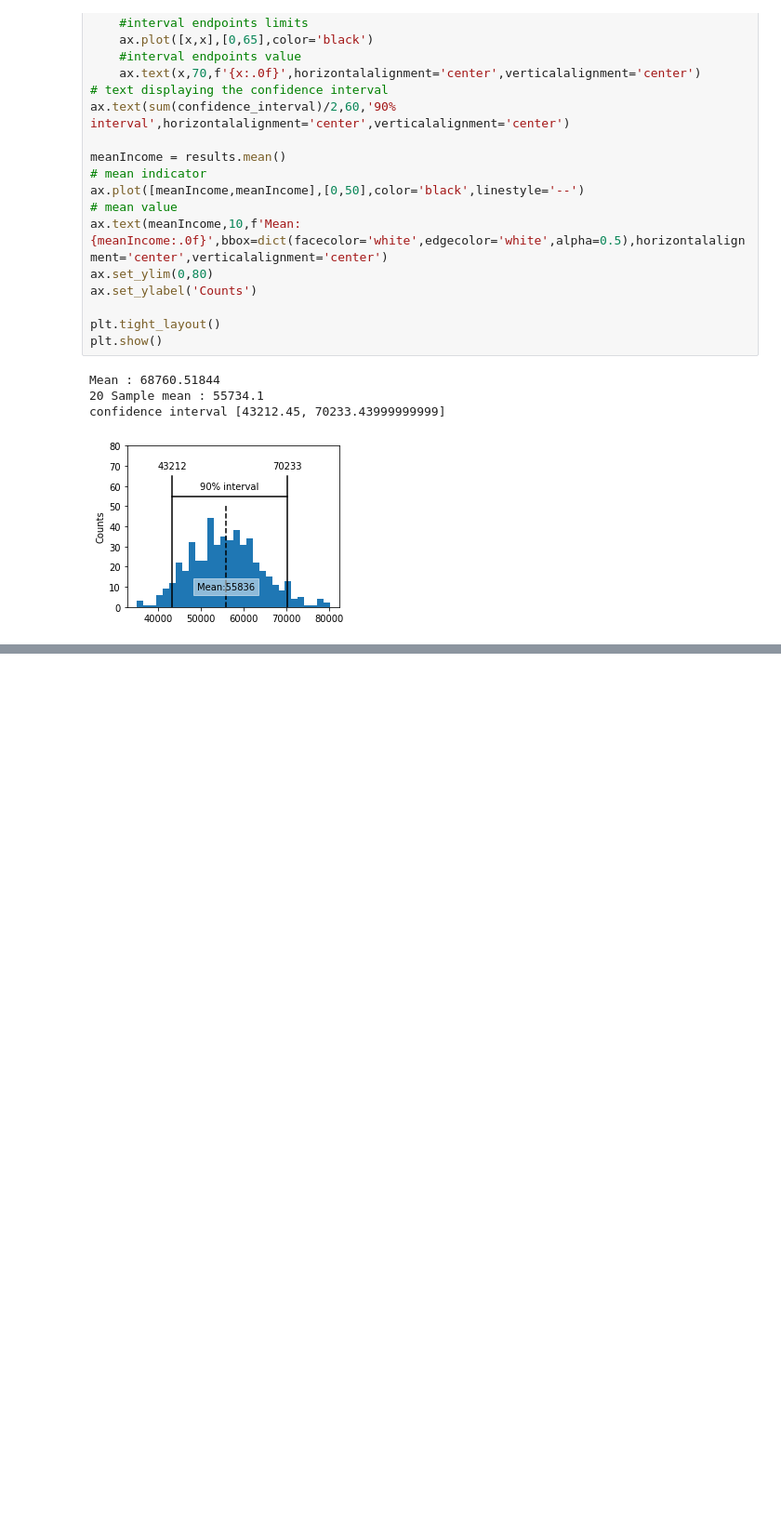
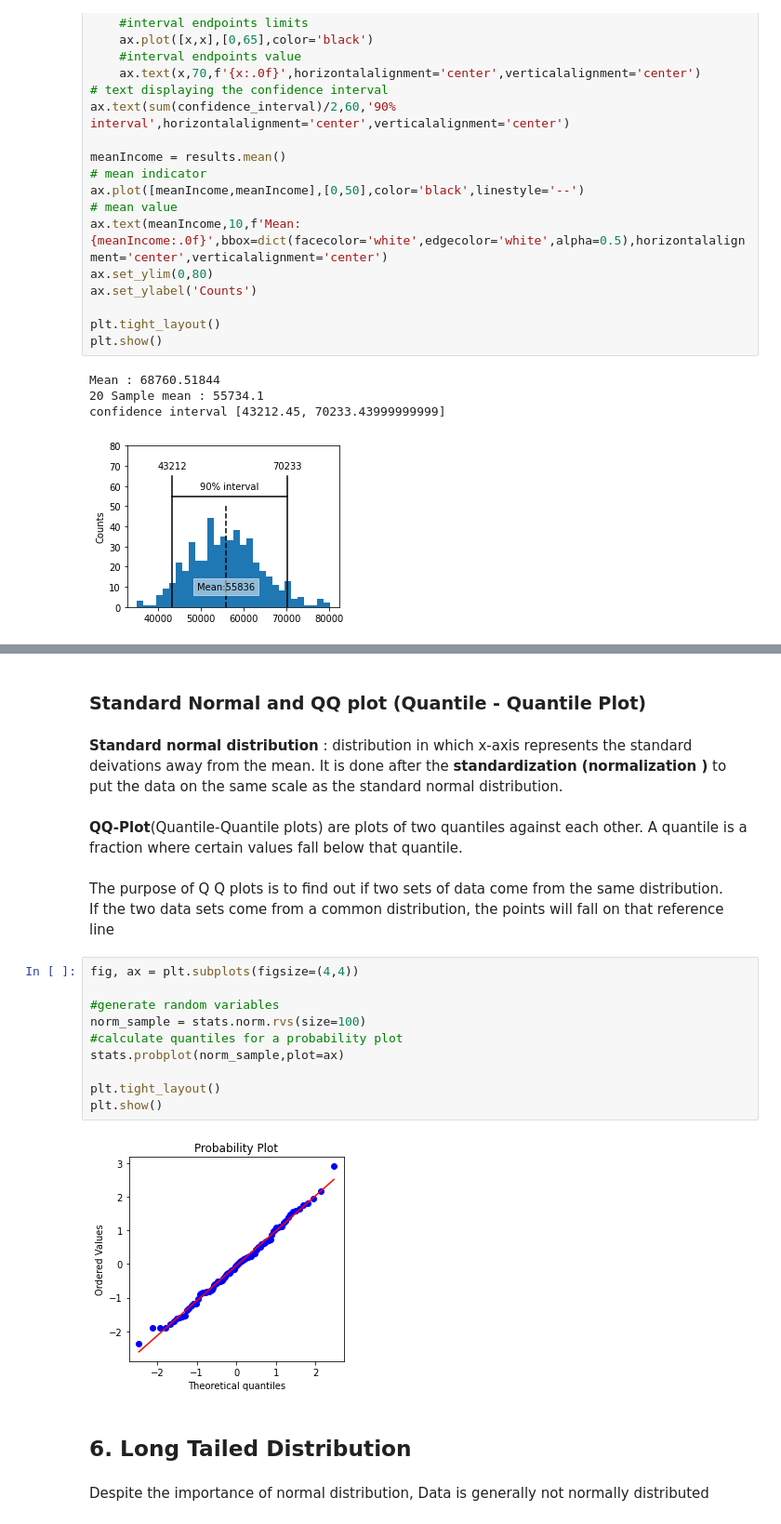
Before and after one commit to chikoungoun/Practical-Stats-for-DS, a Jupyter notebook: PS for DS - Chap 2.ipynb, the cells around one changed output, grey strips where cells are left out. Shown at 93% size. Drawn from its saved outputs; the diff is of its cells as text; blank space fills up the shorter version.

```diff
--- a/PS for DS - Chap 2.ipynb
+++ b/PS for DS - Chap 2.ipynb
@@ -264,0 +285,25 @@ confidence interval [43212.45, 70233.43999999999]
+# %% [markdown]
+### Standard Normal and QQ plot (Quantile - Quantile Plot)
+# %% [markdown]
+**Standard normal distribution** : distribution in which x-axis represents the standard deivations away from the mean. It is done after the **standardization (normalization )** to put the data on the same scale as the standard normal distribution.
+# %% [markdown]
+**QQ-Plot**(Quantile-Quantile plots) are plots of two quantiles against each other. A quantile is a fraction where certain values fall below that quantile.
+# %% [markdown]
+The purpose of Q Q plots is to find out if two sets of data come from the same distribution.
+If the two data sets come from a common distribution, the points will fall on that reference line
+# %%
+fig, ax = plt.subplots(figsize=(4,4))
+
+#generate random variables
+norm_sample = stats.norm.rvs(size=100)
+#calculate quantiles for a probability plot
+stats.probplot(norm_sample,plot=ax)
+
+plt.tight_layout()
+plt.show()
+# %% [output]
+[figure, added]
+# %% [markdown]
+## 6. Long Tailed Distribution
+# %% [markdown]
+Despite the importance of normal distribution, Data is generally not normally distributed
```
Also changed, not shown: parts of 5 cells of this notebook.
